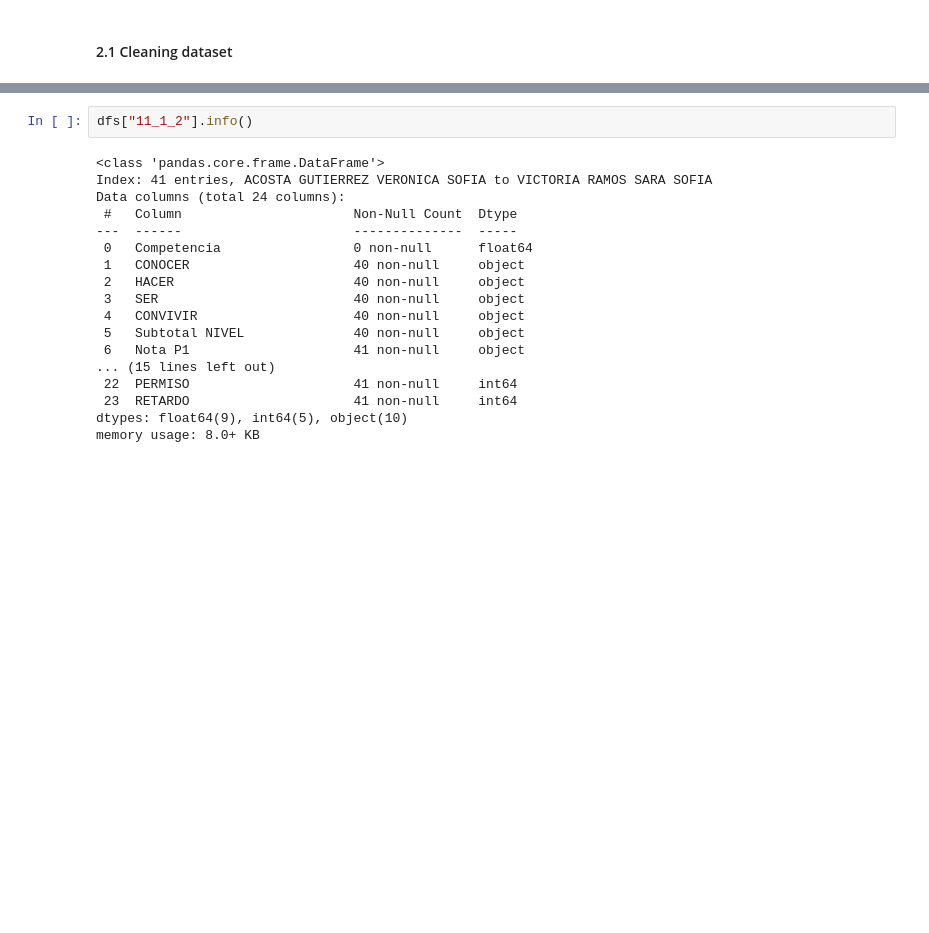
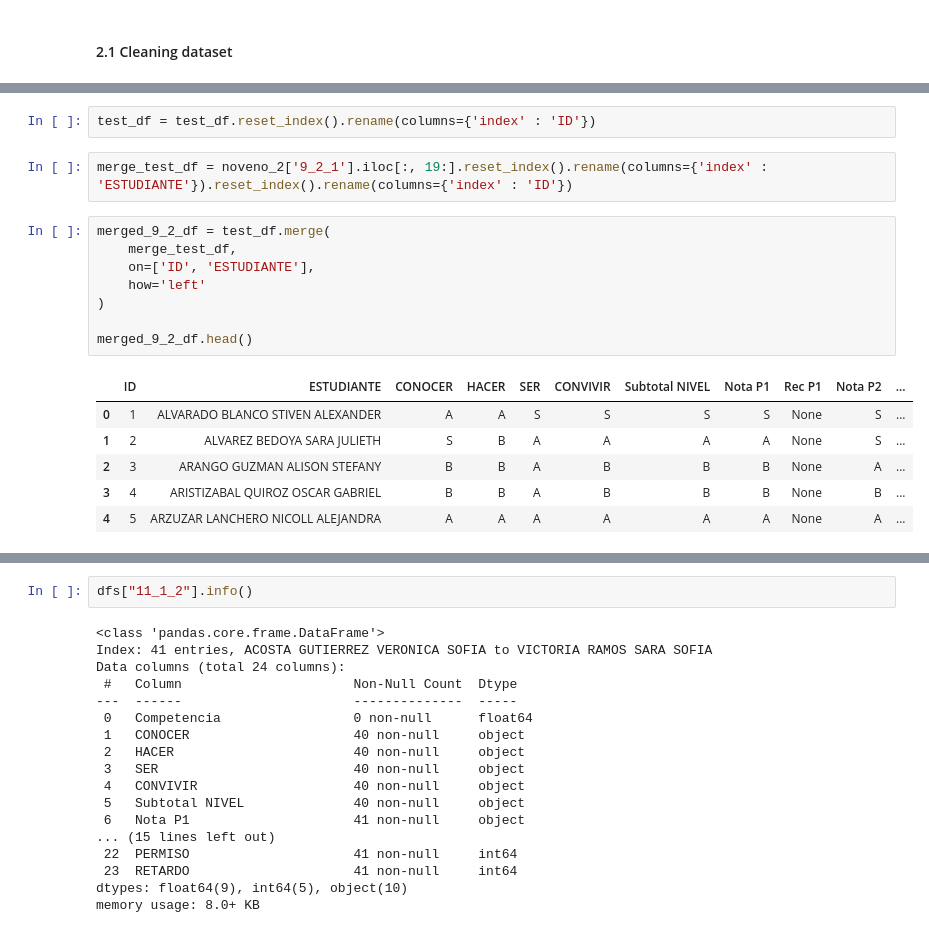
Before and after one commit to marlon-cooh/mlops, a Jupyter notebook: eda.ipynb, the cells around one changed output, grey strips where cells are left out. Drawn from its saved outputs; the diff is of its cells as text; blank space fills up the shorter version.

```diff
--- a/eda.ipynb
+++ b/eda.ipynb
@@ -46,0 +120,19 @@ dfs["11_1_2"][21:26]
+# %%
+test_df = test_df.reset_index().rename(columns={'index' : 'ID'})
+# %%
+merge_test_df = noveno_2['9_2_1'].iloc[:, 19:].reset_index().rename(columns={'index' : 'ESTUDIANTE'}).reset_index().rename(columns={'index' : 'ID'})
+# %%
+merged_9_2_df = test_df.merge(
+    merge_test_df,
+    on=['ID', 'ESTUDIANTE'],
+    how='left'
+)
+
+merged_9_2_df.head()
+# %% [output]
+|  | ID | ESTUDIANTE | CONOCER | HACER | SER | CONVIVIR | Subtotal NIVEL | Nota P1 | Rec P1 | Nota P2 | ... |
+| 0 | 1 | ALVARADO BLANCO STIVEN ALEXANDER | A | A | S | S | S | S | None | S | ... |
+| 1 | 2 | ALVAREZ BEDOYA SARA JULIETH | S | B | A | A | A | A | None | S | ... |
+| 2 | 3 | ARANGO GUZMAN ALISON STEFANY | B | B | A | B | B | B | None | A | ... |
+| 3 | 4 | ARISTIZABAL QUIROZ OSCAR GABRIEL | B | B | A | B | B | B | None | B | ... |
+| 4 | 5 | ARZUZAR LANCHERO NICOLL ALEJANDRA | A | A | A | A | A | A | None | A | ... |
```
Also changed, not shown: parts of 29 cells of this notebook.
